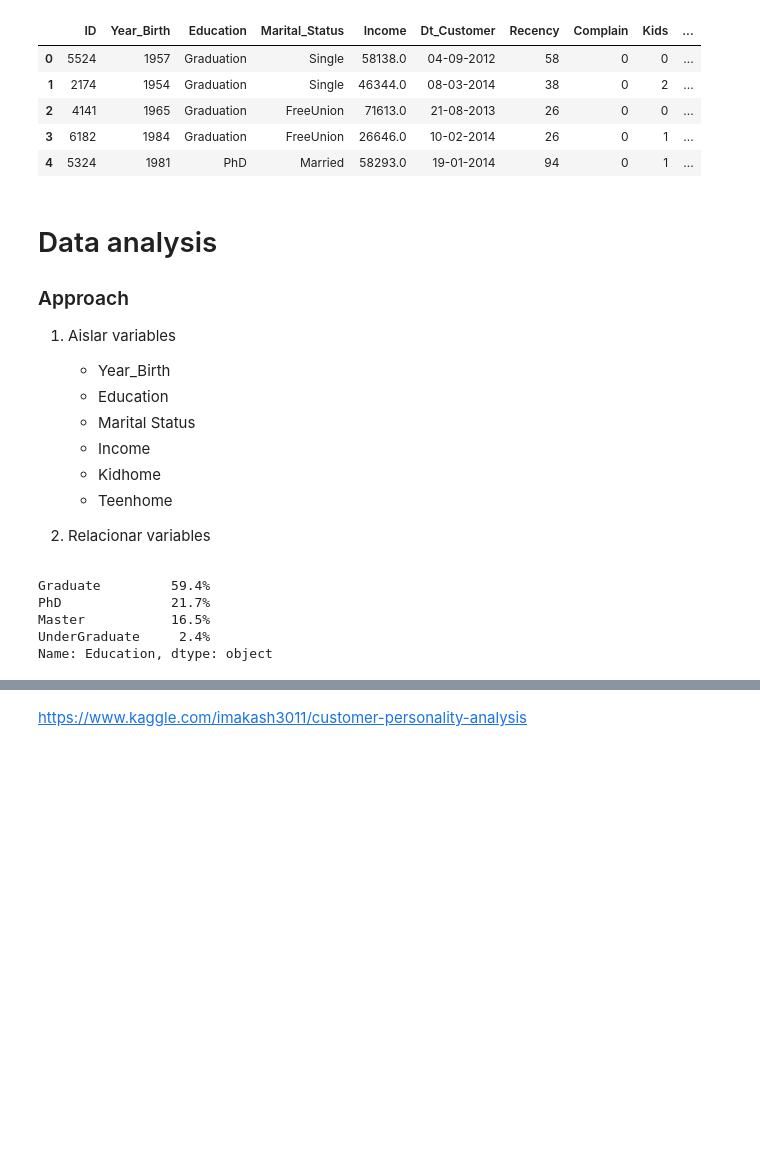
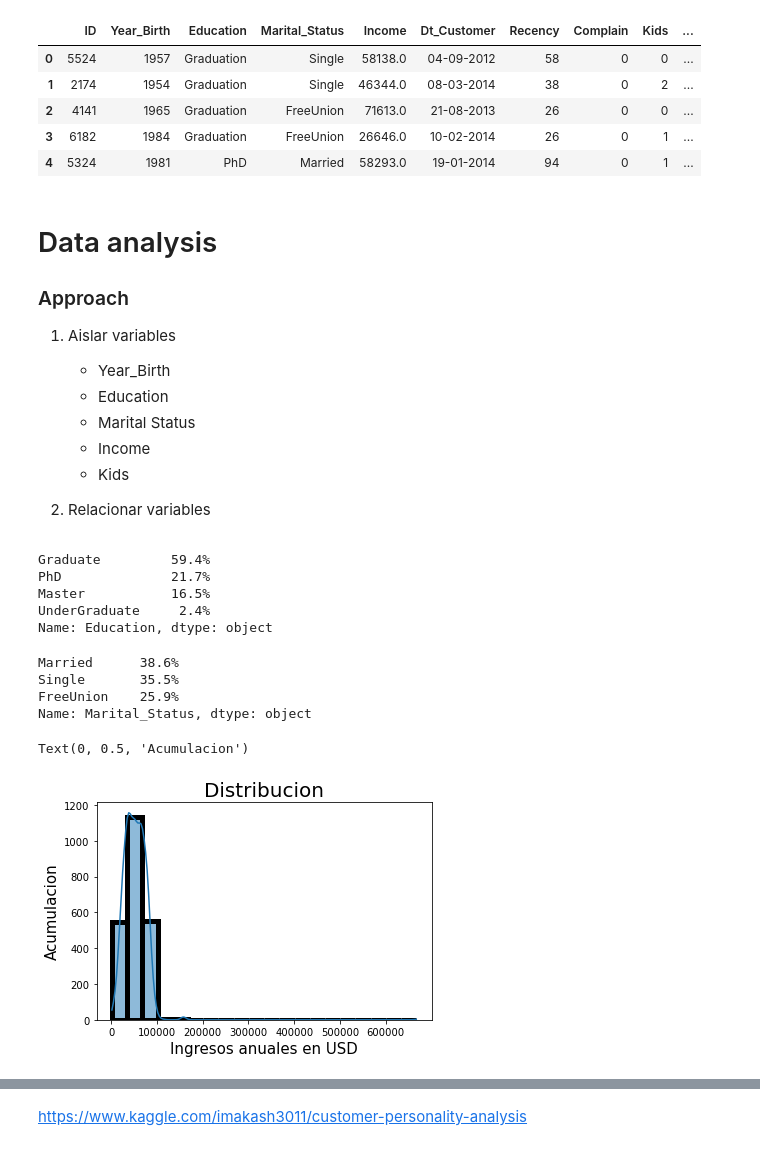
Before and after one commit to joseluistello/Python--, a Jupyter notebook: Data-Analysis-Python/Customer Analysis.ipynb, the cells around one changed output, grey strips where cells are left out. Cells and saved outputs as stored; diff of their text form; code cells hidden in the pictures; blank space fills up the shorter version.

```diff
--- a/Data-Analysis-Python/Customer Analysis.ipynb
+++ b/Data-Analysis-Python/Customer Analysis.ipynb
@@ -87,8 +87,7 @@ df['Education'] = df['Education'].replace(['Basic'], 'UnderGraduate')
     - Education
     - Marital Status
     - Income
-    - Kidhome
-    - Teenhome
+    - Kids
 
 
 
@@ -107,6 +106,33 @@ PhD              21.7%
 Master           16.5%
 UnderGraduate     2.4%
 Name: Education, dtype: object
+# %%
+(
+df["Marital_Status"]
+    .value_counts(normalize=True)
+    .mul(100)
+    .round(1)
+    .astype(str) + '%'
+)
+# %% [output]
+Married      38.6%
+Single       35.5%
+FreeUnion    25.9%
+Name: Marital_Status, dtype: object
+# %%
+IncomeHist = sns.histplot(
+            df,
+            x="Income",
+            bins=20,
+            linewidth=5,
+            kde = True)
+
+IncomeHist.set_title("Distribucion", fontsize = 20)
+IncomeHist.set_xlabel("Ingresos anuales en USD", fontsize = 15)
+IncomeHist.set_ylabel("Acumulacion", fontsize = 15)
+# %% [output]
+Text(0, 0.5, 'Acumulacion')
+[figure, added]
 # %%
 NacimientoHist = sns.histplot(
             df,
```
Also changed, not shown: parts of 1 cell of this notebook.
